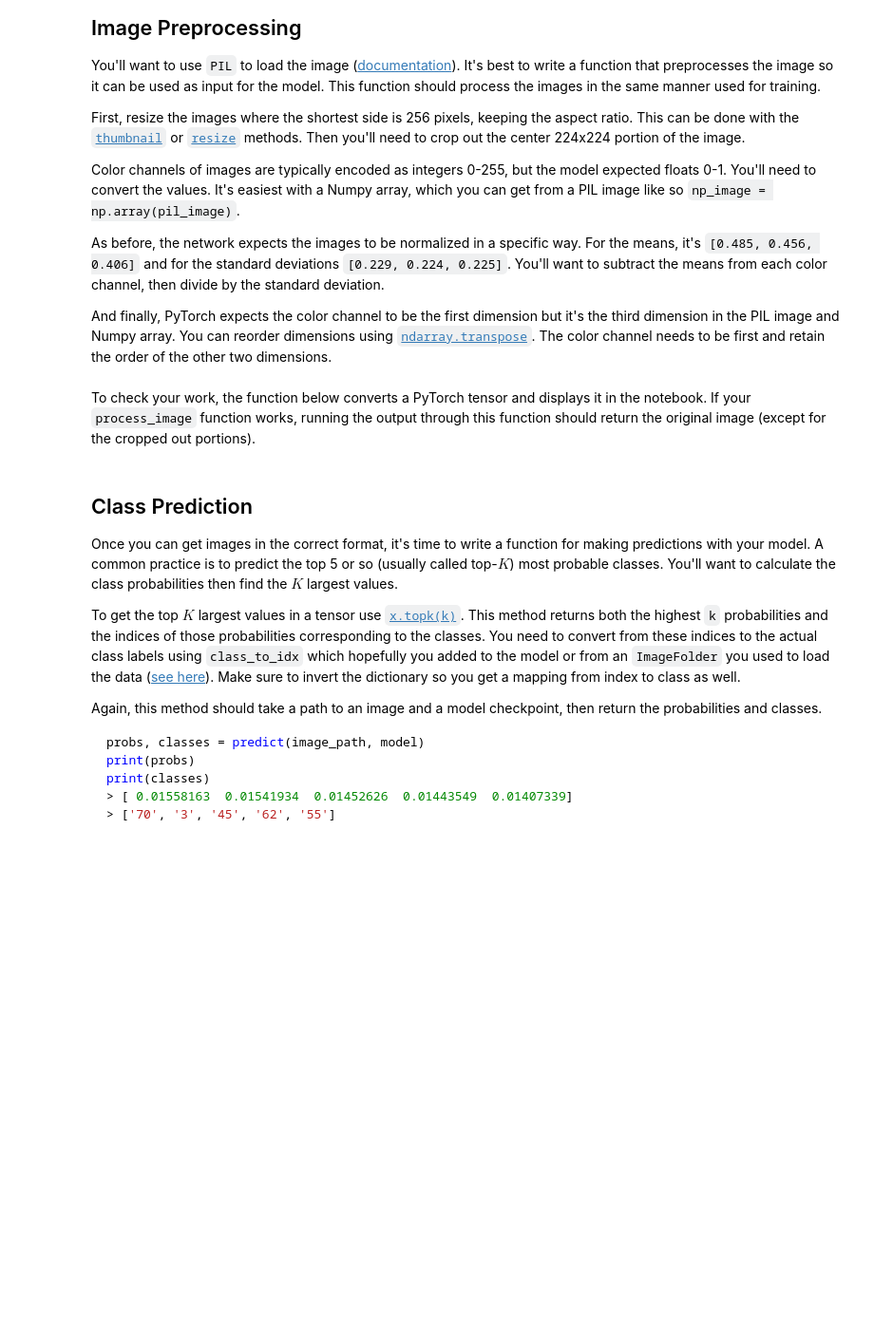
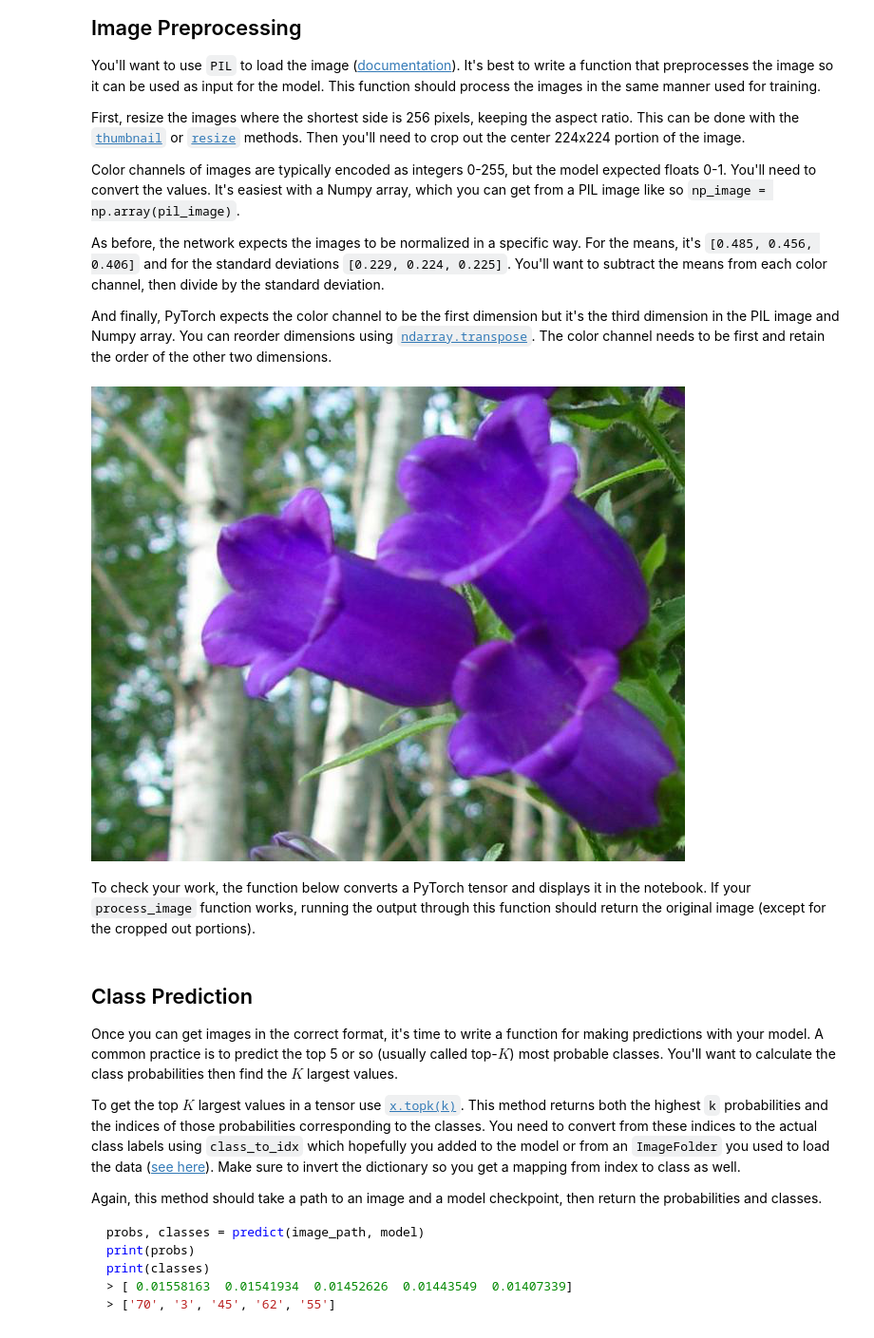
Before and after one commit to mriver15/aipnd-project, a Jupyter notebook: Image Classifier Project.ipynb, the cells around one changed output. Shown at 95% size. Cells and saved outputs as stored; diff of their text form; code cells hidden in the pictures; blank space fills up the shorter version.

Commit message:
Completed Part 1 - Submission 1

```diff
--- a/Image Classifier Project.ipynb
+++ b/Image Classifier Project.ipynb
@@ -510,3 +610,11 @@ At this point it's good to write a function that can load a checkpoint and rebui
+# %%
+# Part 1 - Loading Checkpoints, Saving the Model
+
+# Staging loading of model
+
+model_path = "model_checkpoint_2212024"
+classifier = get_classifier()
+model = reload_model(model_path, classifier)
 # %% [markdown]
 # Inference for classification
 
@@ -543,3 +644,55 @@ def process_image(image):
+# %%
+# Part 1 - Image Processing
+
+def process_image(image):
+    ''' Scales, crops, and normalizes a PIL image for a PyTorch model,
+        returns an Numpy array
+
+        Michael Rivera
+    '''
+    shortest_side = 256
+    crop_size = 224
+    means = [0.485, 0.456, 0.406]
+    stds = [0.229, 0.224, 0.225]
+
+    with Image.open(image) as im:
+        # Get thumbnail
+        if min(im.width, im.height) == im.height:
+                # height is smallest side
+            im = im.resize((math.floor((im.width * shortest_side)/im.height), shortest_side))
+        else:
+            # Width is smallest side or equal
+            im = im.resize((shortest_side,math.floor((im.height * shortest_side)/im.width)))
+
+        # Define Crop Sizing
+        # Should be adaptable to 224 x 224 if sizes are larger than 256
+        l = (im.width - crop_size)/2
+        t = (im.height - crop_size)/2
+        r = crop_size + l
+        b = crop_size + t
+        # Crop Image
+        im = im.crop((l, t, r, b))
+
+        # Normalizing
+        im_transform = transforms.ToTensor()
+        im_norm = transforms.Normalize([0.485, 0.456, 0.406],[0.229, 0.224, 0.225])
+        im_tensor = im_norm(im_transform(im))
+
+        im_prep = np.array(im_tensor)
+
+        # Uncomment next to show image
+        # imshow(im_tensor)
+        return im_tensor # TODO: Check if this is the correct data to send back
+
+
+# Testing pre-process function here
+# TODO: Process a PIL image for use in a PyTorch model
+test_img = './flowers/test/3/image_06641.jpg'
+abc = Image.open(test_img)
+process_image(test_img)
+abc
+# %% [output]
+[figure, added]
 # %% [markdown]
 To check your work, the function below converts a PyTorch tensor and displays it in the notebook. If your `process_image` function works, running the output through this function should return the original image (except for the cropped out portions).
 # %%
```
Also changed, not shown: parts of 27 cells of this notebook, 9 other files.
